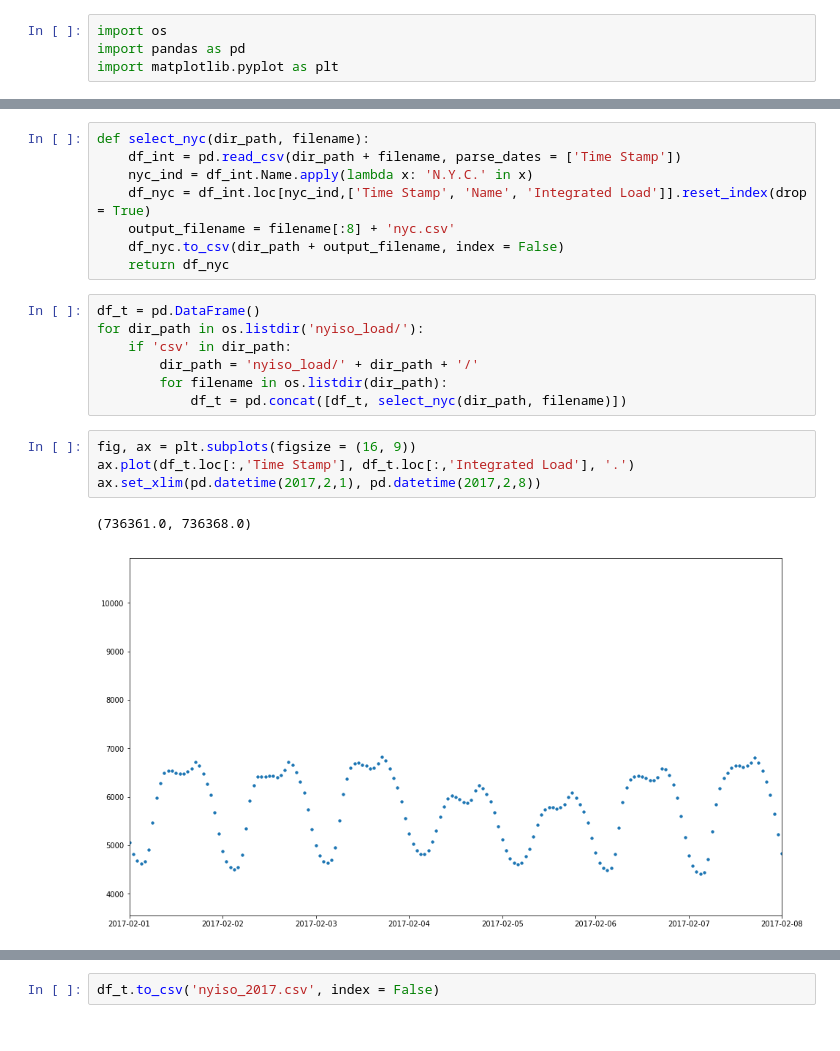
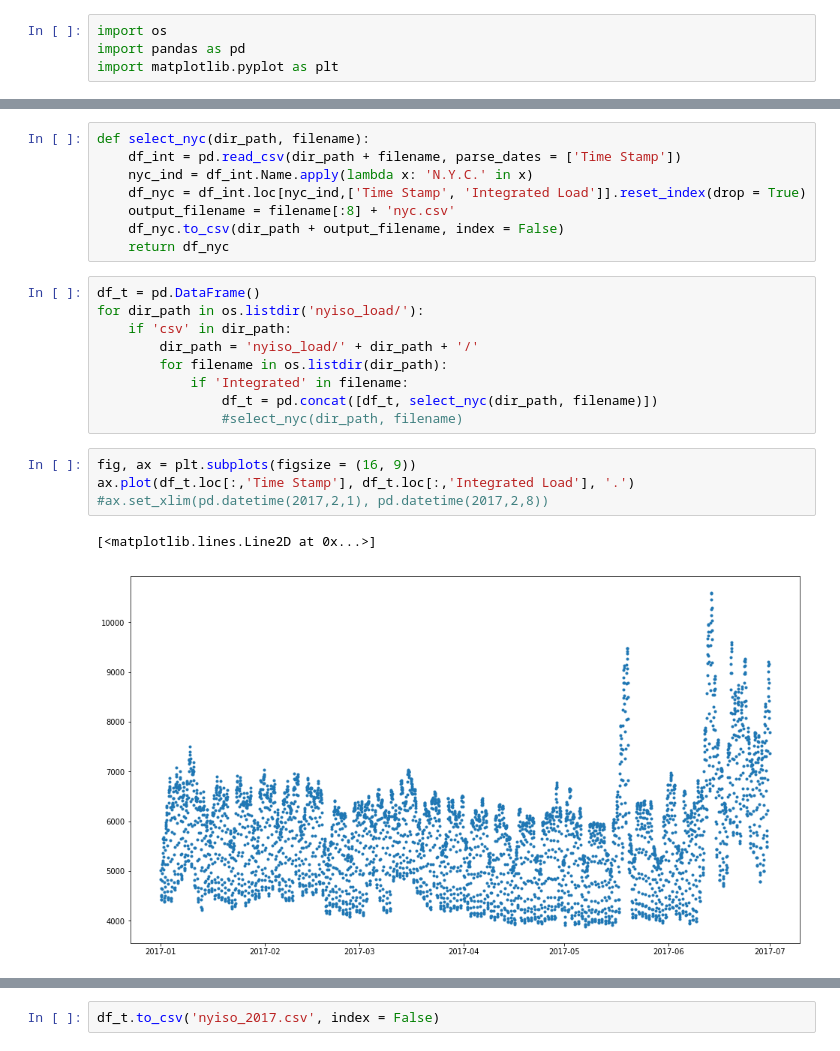
Before and after one commit to xingliuUT/battery_planner, a Jupyter notebook: read_nyiso_data.ipynb, the cells around one changed output, grey strips where cells are left out. Drawn from its saved outputs; the diff is of its cells as text.

```diff
--- a/read_nyiso_data.ipynb
+++ b/read_nyiso_data.ipynb
@@ -6,7 +11,7 @@ import matplotlib.pyplot as plt
 def select_nyc(dir_path, filename):
     df_int = pd.read_csv(dir_path + filename, parse_dates = ['Time Stamp'])
     nyc_ind = df_int.Name.apply(lambda x: 'N.Y.C.' in x)
-    df_nyc = df_int.loc[nyc_ind,['Time Stamp', 'Name', 'Integrated Load']].reset_index(drop = True)
+    df_nyc = df_int.loc[nyc_ind,['Time Stamp', 'Integrated Load']].reset_index(drop = True)
     output_filename = filename[:8] + 'nyc.csv'
     df_nyc.to_csv(dir_path + output_filename, index = False)
     return df_nyc
@@ -16,11 +21,13 @@ for dir_path in os.listdir('nyiso_load/'):
     if 'csv' in dir_path:
         dir_path = 'nyiso_load/' + dir_path + '/'
         for filename in os.listdir(dir_path):
-            df_t = pd.concat([df_t, select_nyc(dir_path, filename)])
+            if 'Integrated' in filename:
+                df_t = pd.concat([df_t, select_nyc(dir_path, filename)])
+                #select_nyc(dir_path, filename)
 # %%
 fig, ax = plt.subplots(figsize = (16, 9))
 ax.plot(df_t.loc[:,'Time Stamp'], df_t.loc[:,'Integrated Load'], '.')
-ax.set_xlim(pd.datetime(2017,2,1), pd.datetime(2017,2,8))
+#ax.set_xlim(pd.datetime(2017,2,1), pd.datetime(2017,2,8))
 # %% [output]
-(736361.0, 736368.0)
+[<matplotlib.lines.Line2D at 0x...>]
-[figure, old version]
+[figure, new version]
```
Also changed, not shown: parts of 6 cells of this notebook, 4 other files.
